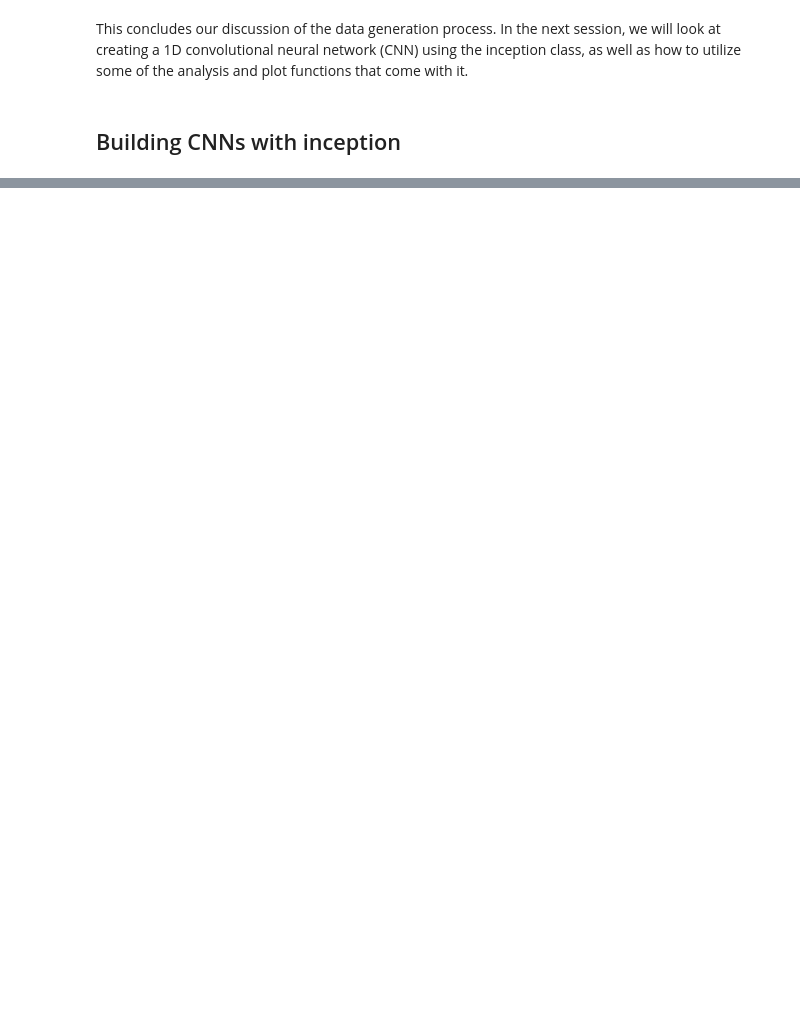
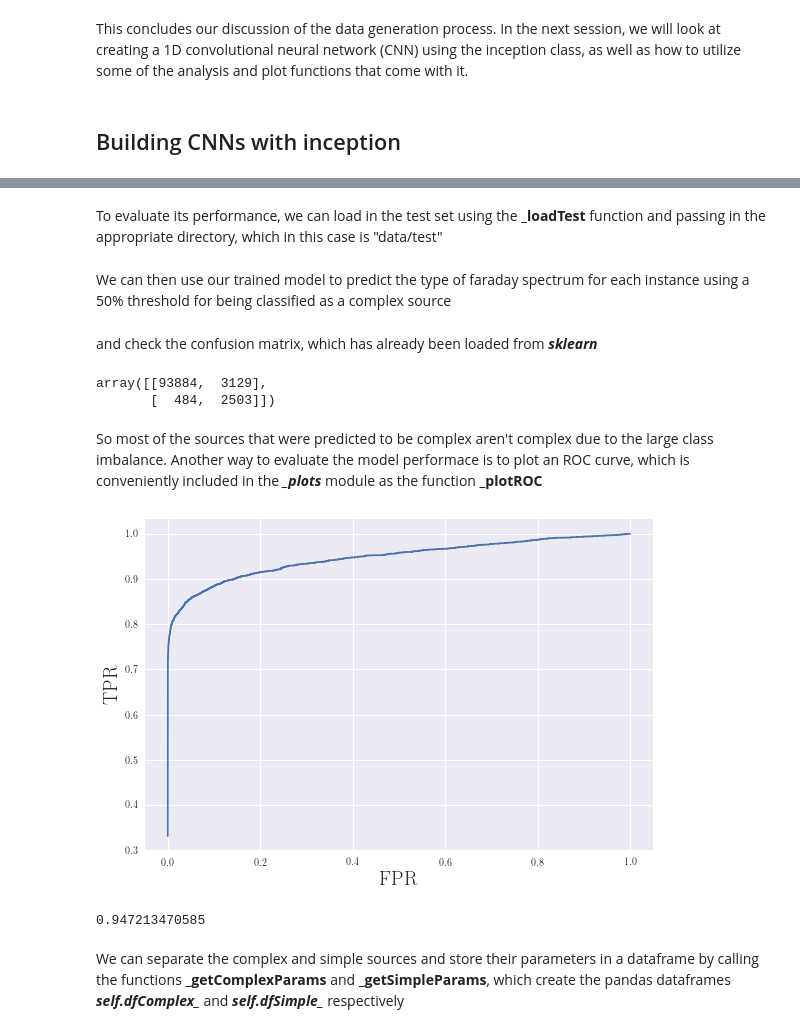
Before and after one commit to sheabrown/faraday_complexity, a Jupyter notebook: final/How2Guide.ipynb, the cells around one changed output, grey strips where cells are left out. Drawn from its saved outputs; the diff is of its cells as text; code cells hidden in the pictures; blank space fills up the shorter version.

```diff
--- a/final/How2Guide.ipynb
+++ b/final/How2Guide.ipynb
@@ -286,0 +310,2 @@ This concludes our discussion of the data generation process. In the next sessio
+# %% [markdown]
+To evaluate its performance, we can load in the test set using the **\_loadTest** function and passing in the appropriate directory, which in this case is "data/test"
@@ -286,0 +314,2 @@ This concludes our discussion of the data generation process. In the next sessio
+# %% [markdown]
+We can then use our trained model to predict the type of faraday spectrum for each instance using a 50% threshold for being classified as a complex source
@@ -286,0 +318,17 @@ This concludes our discussion of the data generation process. In the next sessio
+# %% [markdown]
+and check the confusion matrix, which has already been loaded from ***sklearn***
+# %%
+confusion_matrix(cnn.testLabel_, cnn.testPred_)
+# %% [output]
+array([[93884,  3129],
+       [  484,  2503]])
+# %% [markdown]
+So most of the sources that were predicted to be complex aren't complex due to the large class imbalance. Another way to evaluate the model performace is to plot an ROC curve, which is conveniently included in the ***\_plots*** module as the function **\_plotROC**
+# %%
+cnn._plotROC()
+print(cnn.auc_)
+# %% [output]
+[figure, added]
+0.947213470585
+# %% [markdown]
+We can separate the complex and simple sources and store their parameters in a dataframe by calling the functions **\_getComplexParams** and **\_getSimpleParams**, which create the pandas dataframes ***self.dfComplex\_*** and ***self.dfSimple\_*** respectively
```
Also changed, not shown: parts of 16 cells of this notebook.
